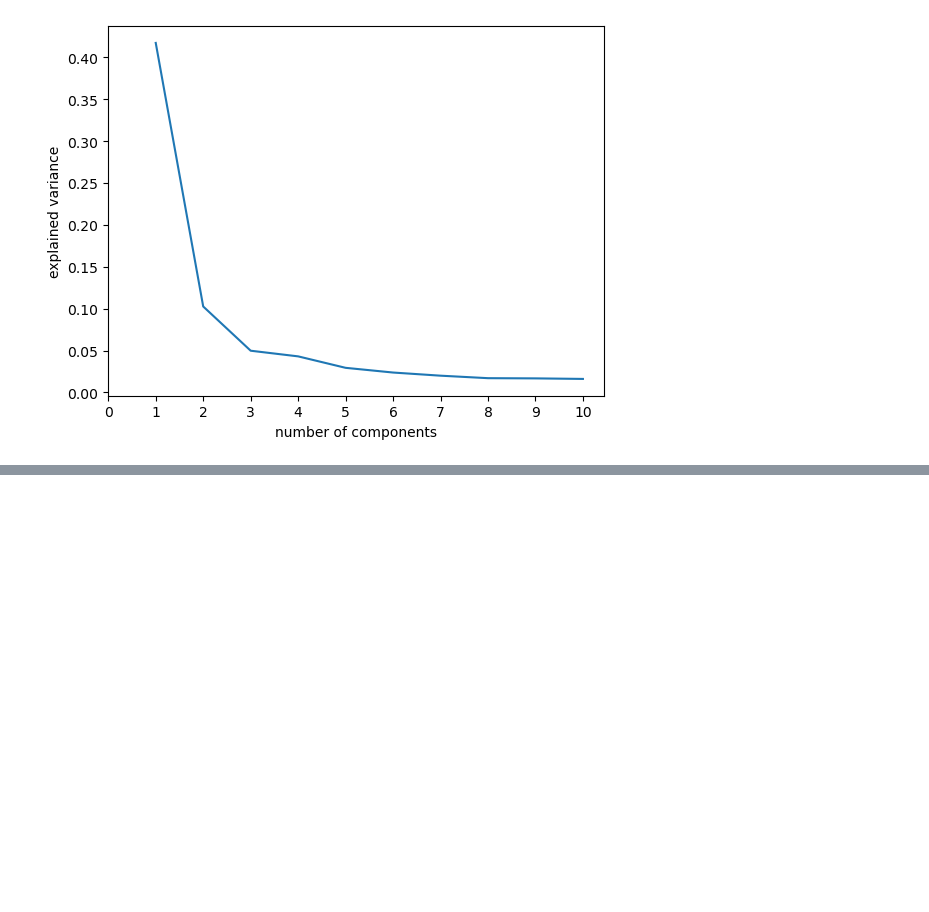
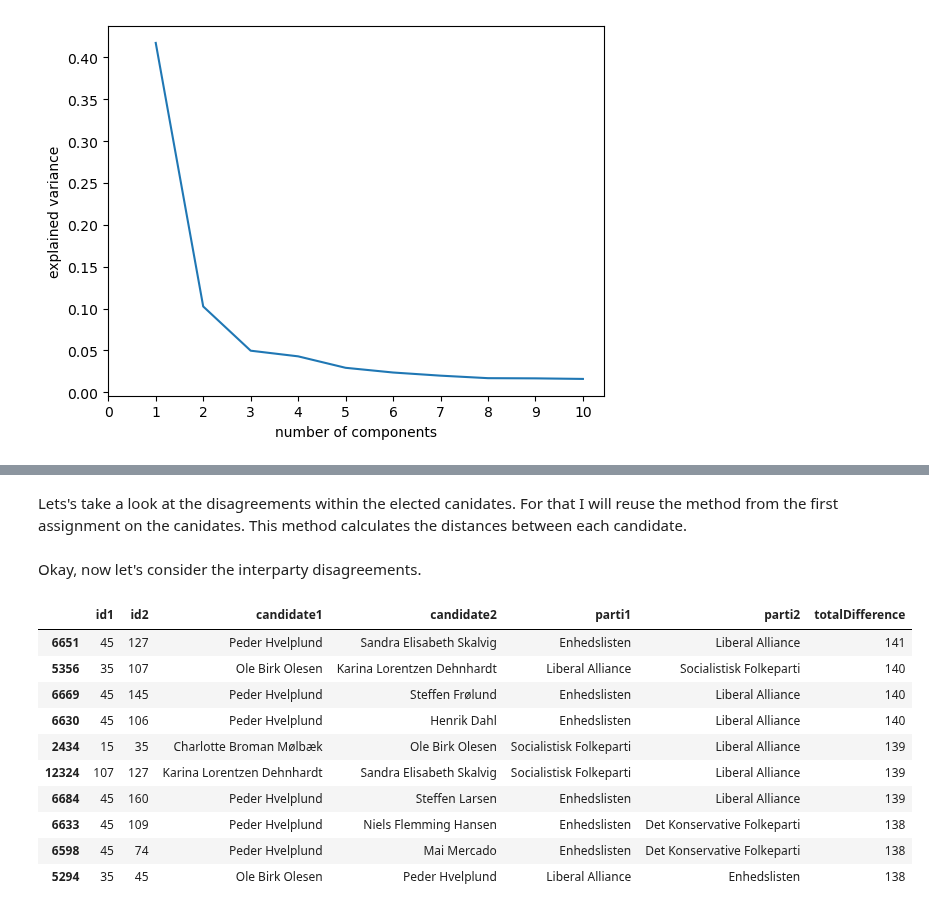
Before and after one commit to maksio420/ML, a Jupyter notebook: 5-clustering/Candidate Test 2022 II.ipynb, the cells around one changed output, grey strips where cells are left out. Saved outputs shown, nothing was run; the diff lists cells and outputs as text; code cells hidden in the pictures; blank space fills up the shorter version.

```diff
--- a/5-clustering/Candidate Test 2022 II.ipynb
+++ b/5-clustering/Candidate Test 2022 II.ipynb
@@ -137,0 +164,47 @@ visualize_2d(politcal_tsne, labels)
+# %% [markdown]
+Lets's take a look at the disagreements within the elected canidates. For that I will reuse the method from the first assignment on the canidates. This method calculates the distances between each candidate.
+# %%
+elected_df = pd.read_excel('electeddata.xlsx')
+data_only_questions_and_parti = elected_df.drop(['navn', 'alder', 'storkreds'], axis=1)
+data3 = data_only_questions_and_parti.drop(['parti'], axis=1)
+
+total_differences = []
+
+# This function calculates differences between each of the candidates (1st to 2nd, 1st to 3rd... etc.)
+def differenceCalculator(data):
+    n = len(data)
+    # Pre-calculate properties to avoid repeated function calls
+    properties = {'navn': elected_df['navn'], 'parti': elected_df['parti']}
+
+    for i in range(n):
+        person1 = data.iloc[i]
+        name1, party1 = properties['navn'][i], properties['parti'][i]
+        for j in range(i + 1, n):
+            person2 = data.iloc[j]
+            name2, party2 = properties['navn'][j], properties['parti'][j]
+            # In this line we subtract each question and then sum those differences
+            # absoluteValue of (-1-2) = 3 and so on... (don't agree - strongly agree)
+            difference = abs(person1 - person2).sum()
+            total_differences.append((i, j, name1, name2, party1, party2, difference))
+    return total_differences
+
+differenceCalculator(data3)
+
+# Convert the list of differences to DataFrame
+differences_df = pd.DataFrame(total_differences, columns=['id1', 'id2','candidate1','candidate2', 'parti1', 'parti2', 'totalDifference'])
+# %% [markdown]
+Okay, now let's consider the interparty disagreements.
+# %%
+differences_df.sort_values(by='totalDifference', ascending=False).head(10)
+# %% [output]
+|  | id1 | id2 | candidate1 | candidate2 | parti1 | parti2 | totalDifference |
+| 6651 | 45 | 127 | Peder Hvelplund | Sandra Elisabeth Skalvig | Enhedslisten | Liberal Alliance | 141 |
+| 5356 | 35 | 107 | Ole Birk Olesen | Karina Lorentzen Dehnhardt | Liberal Alliance | Socialistisk Folkeparti | 140 |
+| 6669 | 45 | 145 | Peder Hvelplund | Steffen Frølund | Enhedslisten | Liberal Alliance | 140 |
+| 6630 | 45 | 106 | Peder Hvelplund | Henrik Dahl | Enhedslisten | Liberal Alliance | 140 |
+| 2434 | 15 | 35 | Charlotte Broman Mølbæk | Ole Birk Olesen | Socialistisk Folkeparti | Liberal Alliance | 139 |
+| 12324 | 107 | 127 | Karina Lorentzen Dehnhardt | Sandra Elisabeth Skalvig | Socialistisk Folkeparti | Liberal Alliance | 139 |
+| 6684 | 45 | 160 | Peder Hvelplund | Steffen Larsen | Enhedslisten | Liberal Alliance | 139 |
+| 6633 | 45 | 109 | Peder Hvelplund | Niels Flemming Hansen | Enhedslisten | Det Konservative Folkeparti | 138 |
+| 6598 | 45 | 74 | Peder Hvelplund | Mai Mercado | Enhedslisten | Det Konservative Folkeparti | 138 |
+| 5294 | 35 | 45 | Ole Birk Olesen | Peder Hvelplund | Liberal Alliance | Enhedslisten | 138 |
```
Also changed, not shown: parts of 14 cells of this notebook.
